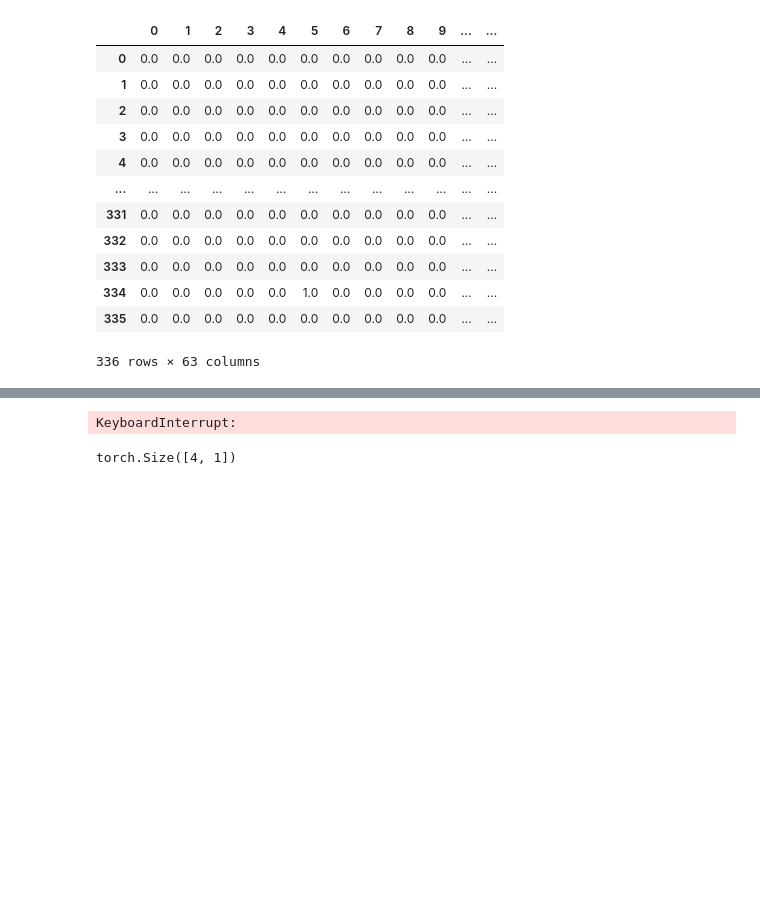
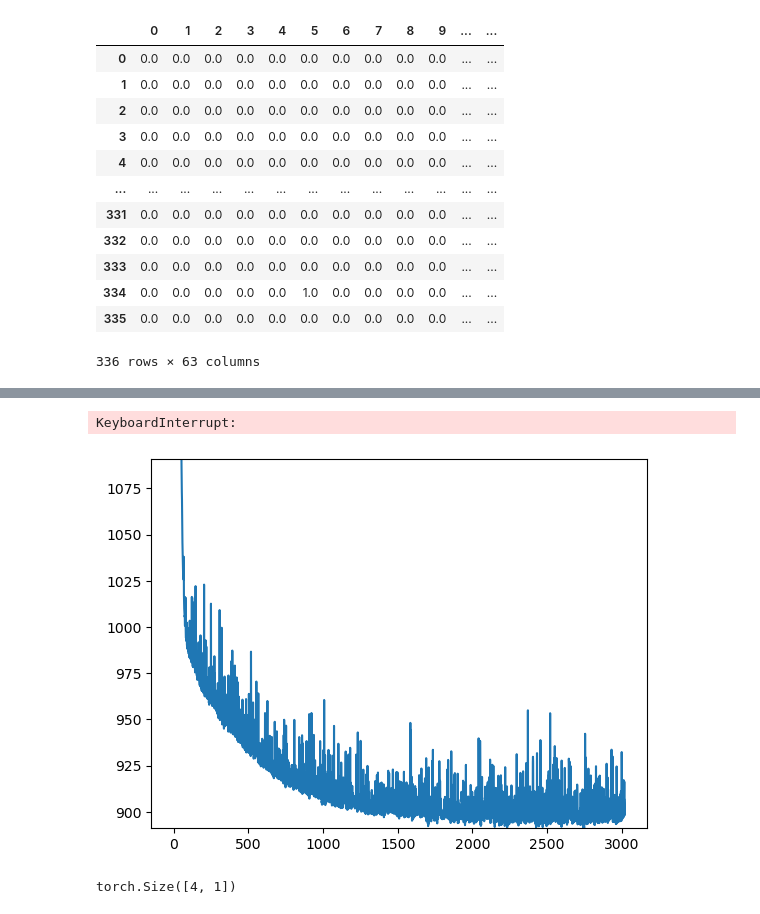
Before and after one commit to khangluong2004/COMP20008_Assignment2, a Jupyter notebook: terry/nn.ipynb, the cells around one changed output, grey strips where cells are left out. Saved outputs shown, nothing was run; the diff lists cells and outputs as text; code cells hidden in the pictures; blank space fills up the shorter version.

```diff
--- a/terry/nn.ipynb
+++ b/terry/nn.ipynb
@@ -76,10 +76,13 @@ from sklearn.preprocessing import OneHotEncoder, MinMaxScaler
 encoder = OneHotEncoder()
 encoded = actual.copy()
 encoded = encoded[[
-    'lga', 'last_crime',
-      'distance', 'last_egm', 'egm', 'last_house',
-      'medianhouseprice',
-      'crime']]
+    'lga',
+    'last_crime',
+    'distance',
+    'last_egm',
+    'last_house',
+    'crime'
+  ]]
 
 new_ = encoded.select_dtypes(include=[np.number])
 
@@ -119,7 +122,7 @@ new
 
 # one hot encode
 
-state = 41
+state = 69
 train_data: pd.DataFrame = new.sample(frac=0.7, random_state=state)
 test_data = new.drop(train_data.index)
 
@@ -137,8 +140,8 @@ train = data_utils.TensorDataset(torch.Tensor(train_x), torch.Tensor(train_y))
 test = data_utils.TensorDataset(torch.Tensor(test_x), torch.Tensor(test_y))
 
 # Create data loaders.
-train_dataloader = DataLoader(train, batch_size=batch_size)
-test_dataloader = DataLoader(test, batch_size=batch_size)
+train_dataloader = DataLoader(train, batch_size=batch_size, shuffle=True)
+test_dataloader = DataLoader(test, batch_size=batch_size, shuffle=True)
 
 for X, y in test_dataloader:
     print(X)
@@ -201,7 +204,8 @@ NeuralNetwork(
 )
 # %%
 loss_fn = nn.MSELoss()
-optimizer = torch.optim.SGD(model.parameters(), lr=0.02)
+optimizer = torch.optim.SGD(model.parameters(), lr=0.01)
+# optimizer = torch.optim.AdamW(model.parameters(), lr=3e-4)
 
 def train(dataloader, model, loss_fn, optimizer):
     size = len(dataloader.dataset)
@@ -240,12 +244,24 @@ import copy
 import warnings
 warnings.filterwarnings('ignore')
 
-epochs = 1000
-for t in range(epochs):
-    # print(f"Epoch {t+1}\n-------------------------------")
-    model.train()
-    train(train_dataloader, model, loss_fn, optimizer)
-    test(test_dataloader, model, loss_fn)
+
+class EarlyStopping:
+    def __init__(self, tolerance=5, min_delta=0):
+
+        self.tolerance = tolerance
+        self.min_delta = min_delta
+        self.counter = 0
+        self.early_stop = False
+
+    def __call__(self, train_loss, validation_loss):
+        if (validation_loss - train_loss) > self.min_delta:
+            self.counter +=1
+            if self.counter >= self.tolerance:
+                self.early_stop = True
+
+null_mse = 0
+def validate(test_dataloader, model, verbose=False):
+    global null_mse
 
     model.eval()
     with torch.no_grad():
@@ -274,8 +290,50 @@ for t in range(epochs):
             mse += np.sum((pred - crime) ** 2)
             mse_null += np.sum((out2[:, last_idx] - crime) ** 2)
 
-    print('mse', np.sqrt(mse/(batch_size*i)), end=' ')
-    print('mse_null', np.sqrt(mse_null/(batch_size*i)), end='\r')
+    if verbose:
+        # print('mse', np.sqrt(mse/(batch_size*i)), end=' ')
+        print('mse_null', np.sqrt(mse_null/(batch_size*i)), end=' ')
+        null_mse = np.sqrt(mse_null/(batch_size*i))
+    return np.sqrt(mse/(batch_size*i))
 
-print("Done!")
+epochs = []
+loss = []
+
+
+fig, ax = plt.subplots()
+
+stopping = EarlyStopping(tolerance=20, min_delta=100)
+best_val = 1e9
+best_model = None
+last = 0
+epoch = 0
+while not stopping.early_stop:
+    # print(f"Epoch {t+1}\n-------------------------------")
+    model.train()
+    train(train_dataloader, model, loss_fn, optimizer)
+
+    test_val = validate(test_dataloader, model, True)
+    train_val = validate(train_dataloader, model, False)
+    print(f"test {test_val:.2f}, train {train_val:.2f}", end='\n')
+
+    stopping(best_val, test_val)
+    last = test_val
+
+    if test_val < best_val:
+        best_val = test_val
+        best_model = copy.deepcopy(model)
+
+    epochs.append(epoch)
+    loss.append(test_val)
+    epoch += 1
+    if epoch % 10 == 0:
+        ax.clear()
+        ax.plot(epochs, loss)
+        ax.axhline(y=null_mse, color='r')
+        ax.set_ylim([best_val, best_val+200])
+        fig.savefig('loss.png')
+
+
+print(f"\nBest loss: {best_val:.2f}")
+model = best_model
 # %% [output]
@@ -283,4 +357,5 @@ mse 826.5886415019878 mse_null 1059.2834079830377
 KeyboardInterrupt:
+[figure, added]
 # %%
 scaler.scale_
 scaler.var_
```
Also changed, not shown: parts of 4 cells of this notebook, 2 other files.
